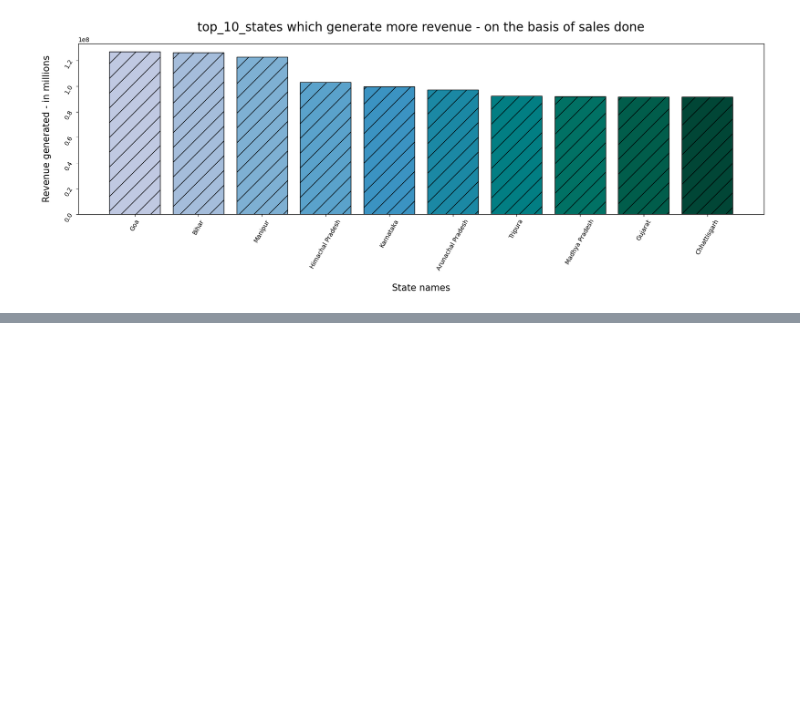
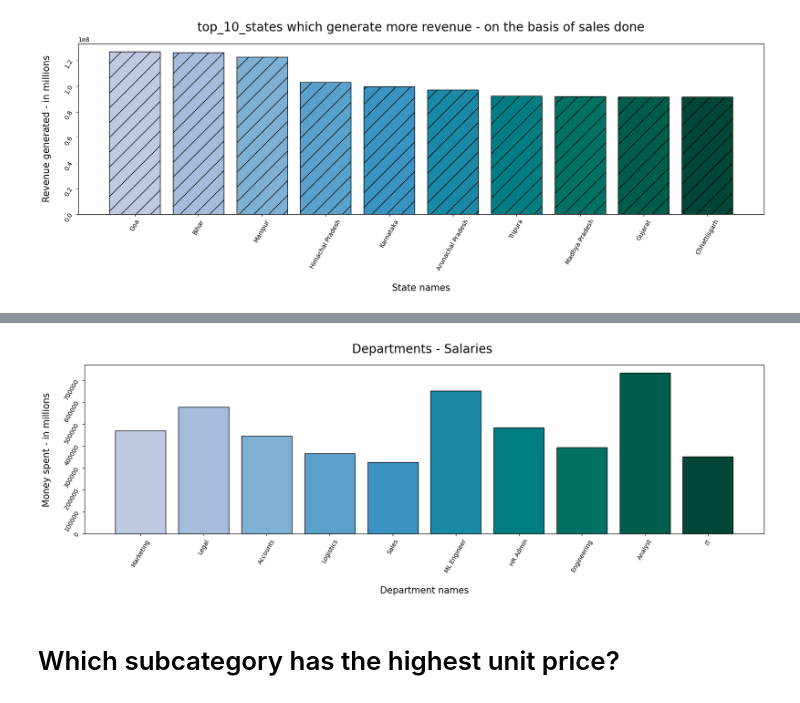
Before and after one commit to Anikaitmalik/Swift_market_data_analysis, a Jupyter notebook: swiftmarket.ipynb, the cells around one changed output, grey strips where cells are left out. Saved outputs shown, nothing was run; the diff lists cells and outputs as text; code cells hidden in the pictures; blank space fills up the shorter version.

```diff
--- a/swiftmarket.ipynb
+++ b/swiftmarket.ipynb
@@ -760,0 +844,6 @@ plt.show()
+# %%
+query = """ select Department , sum(salary) as total_salaries
+from employees
+group by department;"""
+
+df = read_query(query)
@@ -760,0 +876,25 @@ plt.show()
+# %%
+department = df["Department"].values
+salaries = df["total_salaries"].astype(float).values
+# %%
+cmap_values = np.linspace(0.3,1,10)
+cmap = plt.cm.PuBuGn(cmap_values)
+# %%
+plt.figure(figsize =(20,5))
+
+plt.bar(x = department , height = salaries, color = cmap , edgecolor = "black")
+
+
+
+plt.title("Departments - Salaries ", pad = 20 , size = 20 )
+plt.xlabel("Department names" , labelpad = 20, size = 15 )
+plt.ylabel("Money spent - in millions", labelpad = 20, size = 15 )
+
+plt.xticks(size =10 ,rotation = 60)
+plt.yticks(size = 10 ,rotation = 60)
+
+plt.show()
+# %% [output]
+[figure, added]
+# %% [markdown]
+# Which subcategory has the highest  unit price?
```
Also changed, not shown: parts of 20 cells of this notebook.
